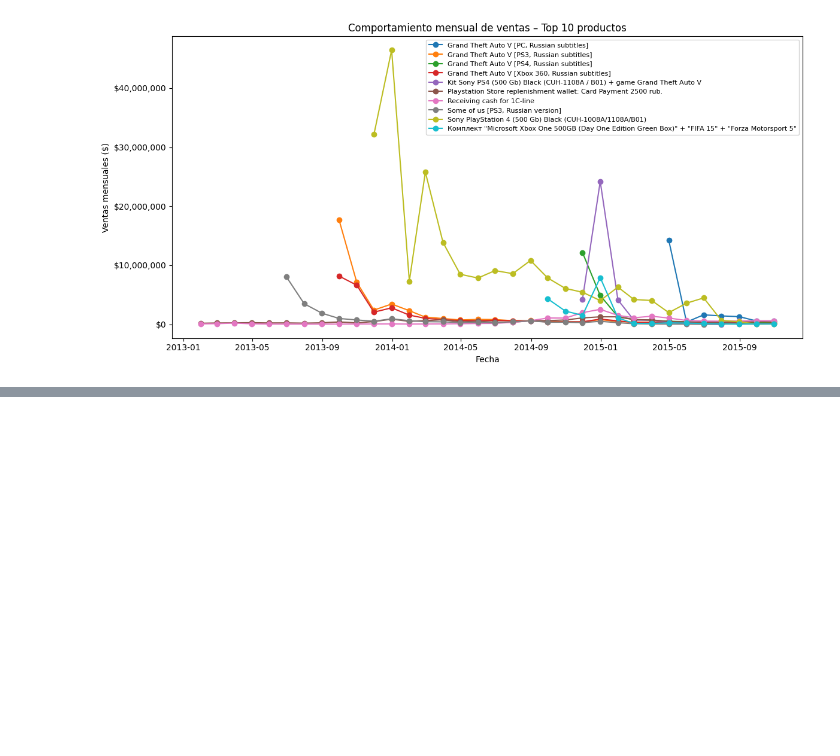
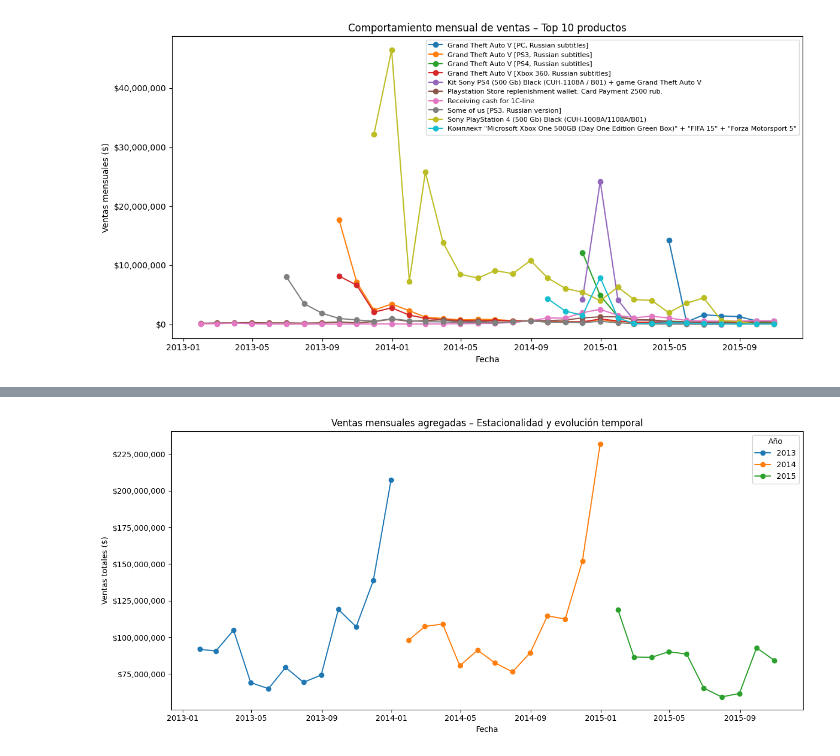
Before and after one commit to gustavopardoitam/metodos-gran-escala, a Jupyter notebook: tareas/tarea-01/EDA_01.ipynb, the cells around one changed output, grey strips where cells are left out. Drawn from its saved outputs; the diff is of its cells as text; code cells hidden in the pictures; blank space fills up the shorter version.

Commit message:
Fix EDA plots and seasonality calculations

```diff
--- a/tareas/tarea-01/EDA_01.ipynb
+++ b/tareas/tarea-01/EDA_01.ipynb
@@ -272,3 +374,23 @@ plt.tight_layout()
 plt.show()
 # %% [output]
 [figure]
+# %%
+import pandas as pd
+import matplotlib.pyplot as plt
+from matplotlib.ticker import FuncFormatter
+
+# Asegurar fecha
+df["date"] = pd.to_datetime(df["date"], errors="coerce")
+
+# Año y mes
+df["year"] = df["date"].dt.year
+df["month"] = df["date"].dt.month
+
+# Ventas mensuales por año
+monthly_year_sales = (
+    df
+    .groupby([pd.Grouper(key="date", freq="ME"), "year"], as_index=False)
+    .agg(total_sales=("sales", "sum"))
+)
+
+monthly_year_sales.head()
@@ -274,0 +404,25 @@ plt.show()
+# %%
+plt.figure(figsize=(13, 6))
+
+for yr in sorted(monthly_year_sales["year"].unique()):
+    d = monthly_year_sales[monthly_year_sales["year"] == yr]
+    plt.plot(
+        d["date"],
+        d["total_sales"],
+        marker="o",
+        label=str(yr)
+    )
+
+# Formato dólares
+plt.gca().yaxis.set_major_formatter(
+    FuncFormatter(lambda x, _: f"${x:,.0f}")
+)
+
+plt.title("Ventas mensuales agregadas – Estacionalidad y evolución temporal")
+plt.xlabel("Fecha")
+plt.ylabel("Ventas totales ($)")
+plt.legend(title="Año")
+plt.tight_layout()
+plt.show()
+# %% [output]
+[figure, added]
```
Also changed, not shown: parts of 15 cells of this notebook, 1 other file.
